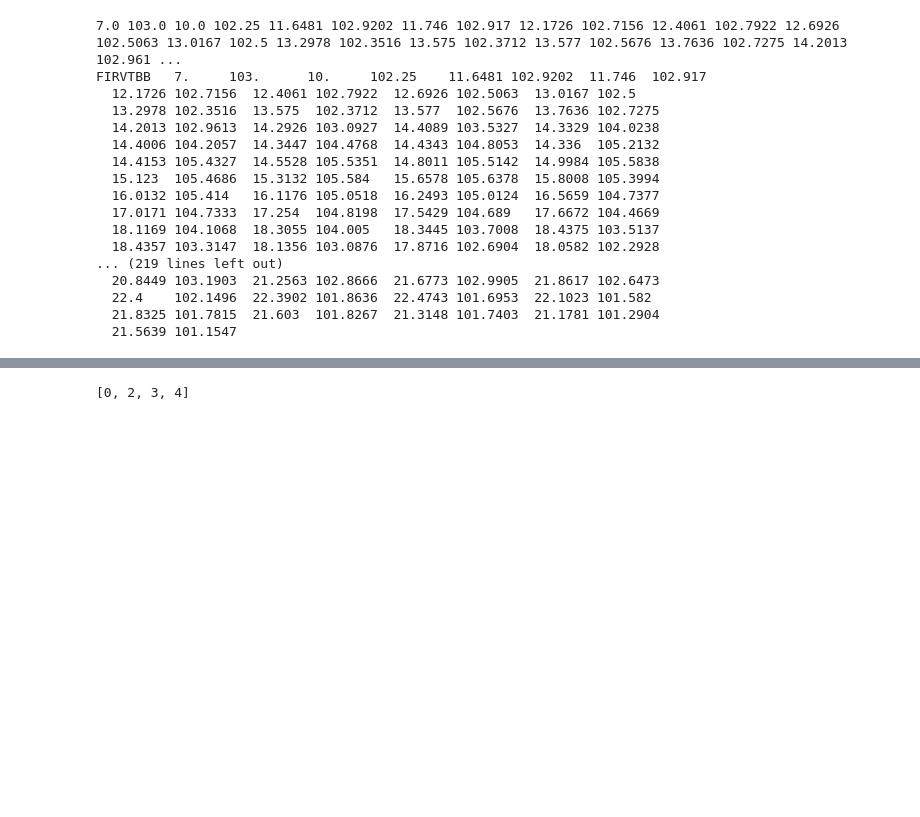
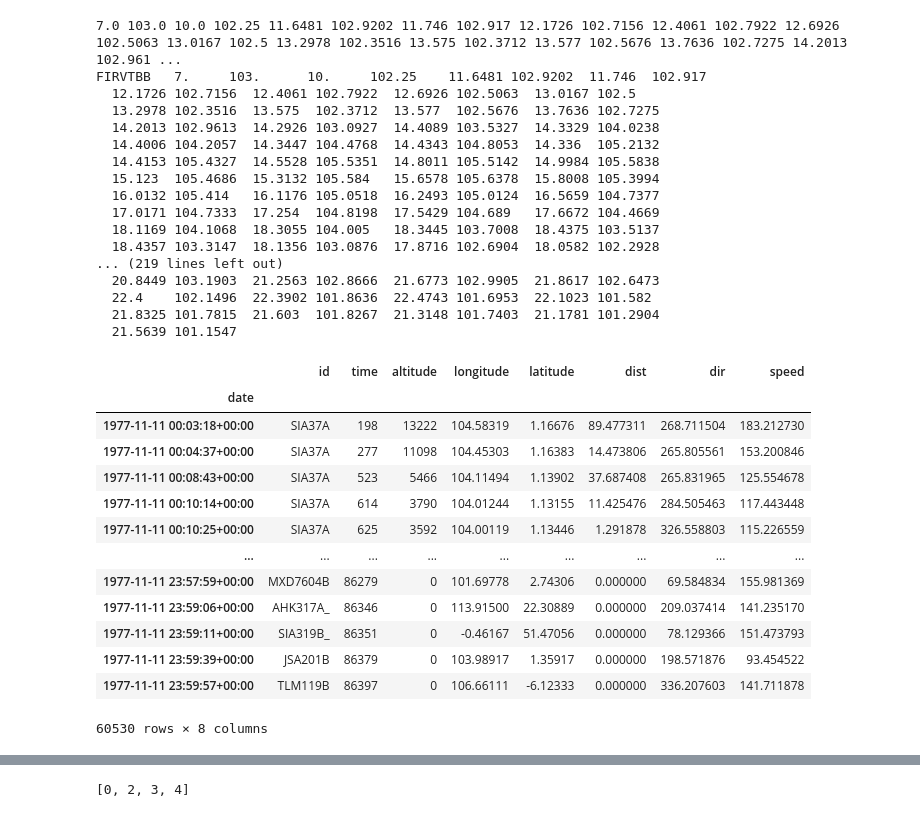
Before and after one commit to michaschultz/mobileSector, a Jupyter notebook: msdata/prepareFIR.ipynb, the cells around one changed output, grey strips where cells are left out. Saved outputs shown, nothing was run; the diff lists cells and outputs as text; code cells hidden in the pictures; blank space fills up the shorter version.

```diff
--- a/msdata/prepareFIR.ipynb
+++ b/msdata/prepareFIR.ipynb
@@ -48,3 +48,22 @@ rf.open(nMax=sys.maxsize)
+# %%
+df = rf.df[rf.df['time'].between(0, 60*60*24)]
+# %%
+df
+# %% [output]
+|  | id | time | altitude | longitude | latitude | dist | dir | speed |
+| date |  |  |  |  |  |  |  |  |
+| 1977-11-11 00:03:18+00:00 | SIA37A | 198 | 13222 | 104.58319 | 1.16676 | 89.477311 | 268.711504 | 183.212730 |
+| 1977-11-11 00:04:37+00:00 | SIA37A | 277 | 11098 | 104.45303 | 1.16383 | 14.473806 | 265.805561 | 153.200846 |
+| 1977-11-11 00:08:43+00:00 | SIA37A | 523 | 5466 | 104.11494 | 1.13902 | 37.687408 | 265.831965 | 125.554678 |
+| 1977-11-11 00:10:14+00:00 | SIA37A | 614 | 3790 | 104.01244 | 1.13155 | 11.425476 | 284.505463 | 117.443448 |
+| 1977-11-11 00:10:25+00:00 | SIA37A | 625 | 3592 | 104.00119 | 1.13446 | 1.291878 | 326.558803 | 115.226559 |
+| ... | ... | ... | ... | ... | ... | ... | ... | ... |
+| 1977-11-11 23:57:59+00:00 | MXD7604B | 86279 | 0 | 101.69778 | 2.74306 | 0.000000 | 69.584834 | 155.981369 |
+| 1977-11-11 23:59:06+00:00 | AHK317A_ | 86346 | 0 | 113.91500 | 22.30889 | 0.000000 | 209.037414 | 141.235170 |
+| 1977-11-11 23:59:11+00:00 | SIA319B_ | 86351 | 0 | -0.46167 | 51.47056 | 0.000000 | 78.129366 | 151.473793 |
+| 1977-11-11 23:59:39+00:00 | JSA201B | 86379 | 0 | 103.98917 | 1.35917 | 0.000000 | 198.571876 | 93.454522 |
+| 1977-11-11 23:59:57+00:00 | TLM119B | 86397 | 0 | 106.66111 | -6.12333 | 0.000000 | 336.207603 | 141.711878 |
+60530 rows × 8 columns
 # %%
 print(len(rf.getFlightList()))
 
```
Also changed, not shown: parts of 4 cells of this notebook, 1 other file.
